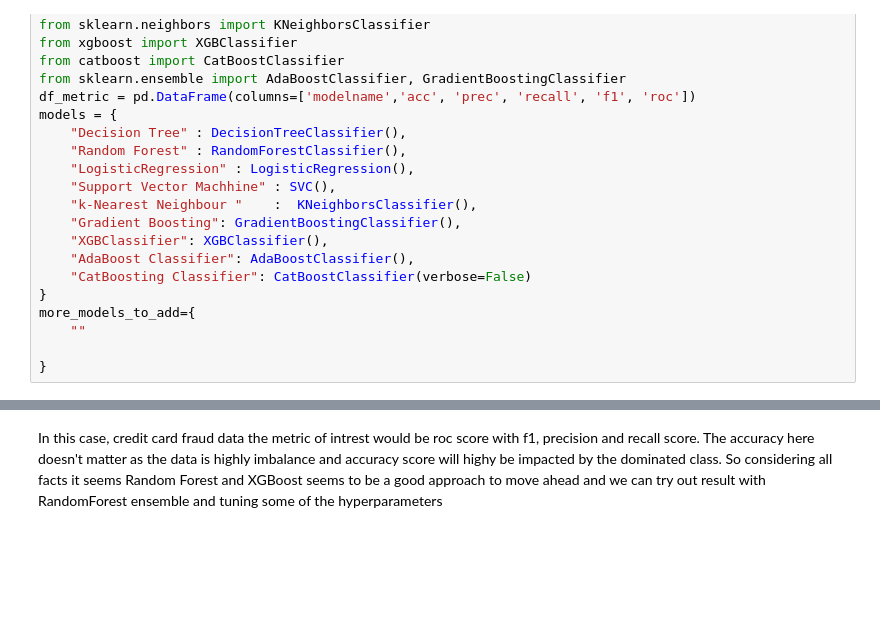
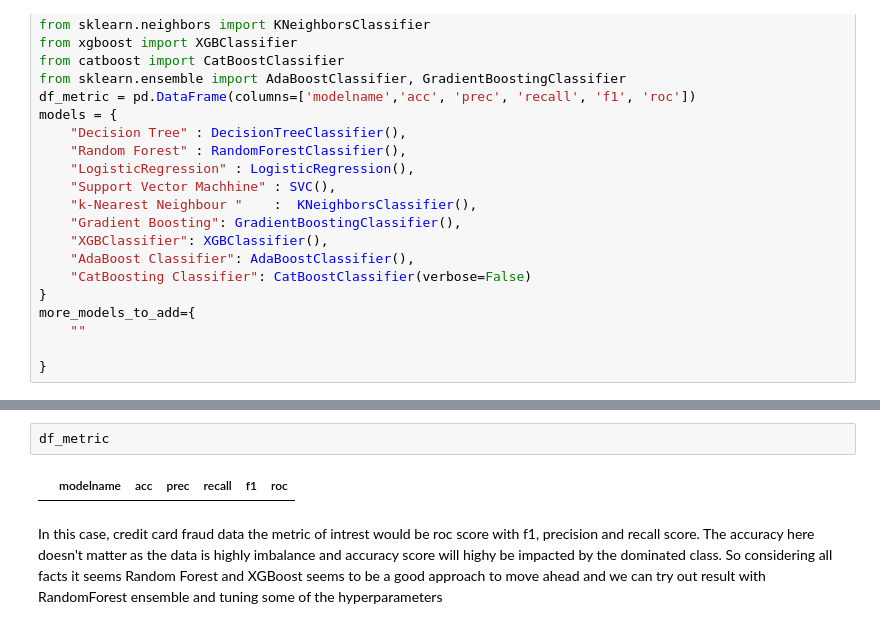
Before and after one commit to MittalMonika/DataScience, a Jupyter notebook: fruadcreditcarddetection.ipynb, the cells around one changed output, grey strips where cells are left out. Cells and saved outputs as stored; diff of their text form; blank space fills up the shorter version.

```diff
--- a/fruadcreditcarddetection.ipynb
+++ b/fruadcreditcarddetection.ipynb
@@ -579,3 +439,7 @@ df_metrics
+# %%
+df_metric
+# %% [output]
+|  | modelname | acc | prec | recall | f1 | roc |
 # %% [markdown]
 In this case, credit card fraud data the metric of intrest would be roc score with f1, precision and recall score. The accuracy here doesn't matter as the data is highly imbalance and accuracy score will highy be impacted by the dominated class. So considering all facts it seems Random Forest and XGBoost seems to be a good approach to move ahead and we can try out result with RandomForest ensemble and tuning some of the hyperparameters
 # %% [markdown]
```
Also changed, not shown: parts of 21 cells of this notebook.
